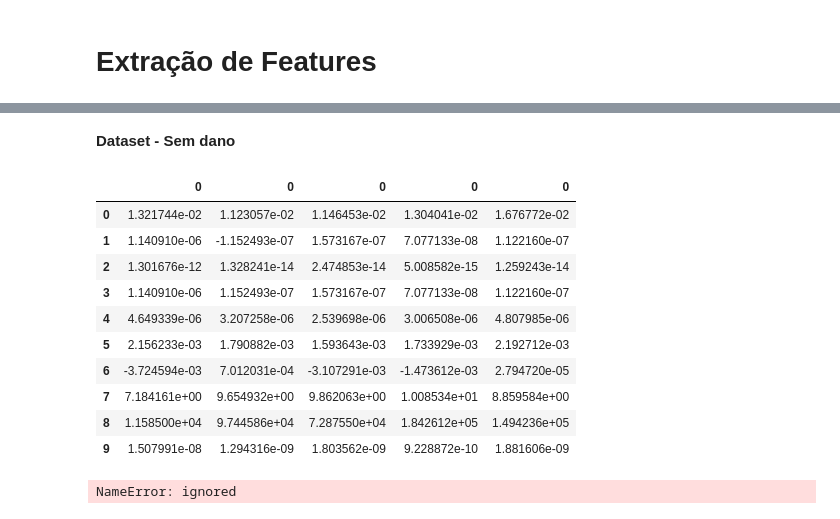
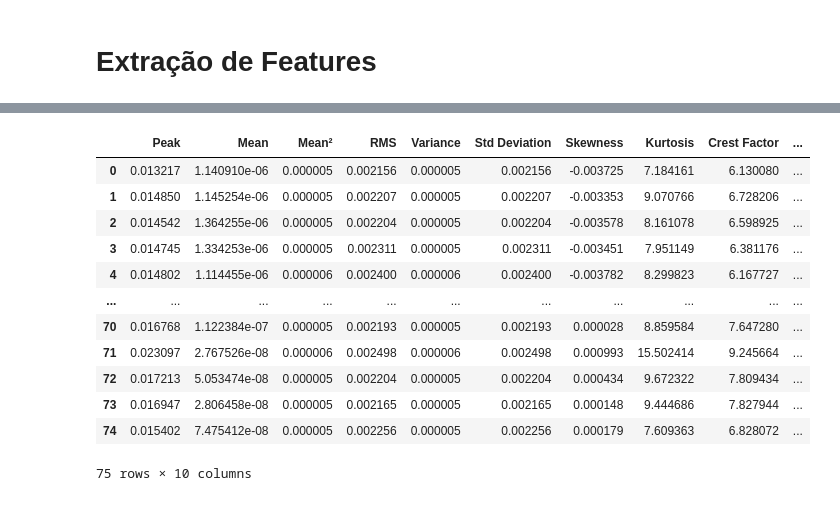
Before and after one commit to OtavioCarvalho1/Time_Series, a Jupyter notebook: SHM_ML_Versão_1.ipynb, the cells around one changed output, grey strips where cells are left out. Cells and saved outputs as stored; diff of their text form; code cells hidden in the pictures.

```diff
--- a/SHM_ML_Versão_1.ipynb
+++ b/SHM_ML_Versão_1.ipynb
@@ -85,10 +94,14 @@ def get_features_noise_80(arquivo):
 # %%
-def input_noise_80(arquivo):
+# função que coloca ruído no sinal de 120 dB e extrai as features dele
+
+def get_features_noise_120(arquivo):
+
     names = ['Tempo [s]', 'Amplitude PZT Atuador', 'Amplitude PZT Sensor']
     df = pd.read_csv(arquivo, names=names)
+
     x_watts = df['Amplitude PZT Sensor']**2
     x_dB = 10 * np.log10(x_watts)
-    target_SNR_dB = 80
+    target_SNR_dB = 120
     sig_avg_watts = np.mean(x_watts)
     sig_avg_db = 10 * np.log10(sig_avg_watts)
     noise_avg_db = sig_avg_db - target_SNR_dB
@@ -96,4 +109,19 @@ def input_noise_80(arquivo):
     mean_noise = 0
     noise_volts = np.random.normal(mean_noise, np.sqrt(noise_avg_watts), len(x_watts))
     y_volts = df['Amplitude PZT Sensor'] + noise_volts
-    return pd.DataFrame(y_volts)
+    noise_data = y_volts
+
+    peak = np.max(noise_data) #1 - peak
+    mean = noise_data.mean() #2 - mean
+    ms = np.mean(np.square(noise_data)) #3 - mean square
+    rms = np.sqrt(ms) #4 - root mean square
+    var = noise_data.var() #5 - variance
+    std = stdev(noise_data) #6 - standard deviation
+    skw = skew(noise_data) #7 - skewness
+    kurt = kurtosis(noise_data) #8 - kurtosis
+    crest_f = peak/rms #9 - crest factor
+    K_f = peak*rms #10 - K-Factor
+
+    md = pd.DataFrame([[peak, mean, ms, rms, var, std, skw, kurt, crest_f, K_f]], columns=['Peak', 'Mean', 'Mean²', 'RMS', 'Variance', 'Std Deviation', 'Skewness', 'Kurtosis', 'Crest Factor', 'K-Factor']) # esta função retorna um dataframe do pandas com 10 linhas contendo todas as features extraídas
+
+    return md
@@ -170,27 +324,0 @@ input_noise_80("/content/Time_Series/Dataset-LambWave-Wagner/PL0402_Ref/PL0402_R
-# %% [markdown]
-**Dataset - Sem dano**
-# %%
-frames = [sem_dano_100, sem_dano_150, sem_dano_200, sem_dano_250, sem_dano_300]
-
-features = pd.concat(frames, axis=1)
-
-features
-# %% [output]
-|  | 0 | 0 | 0 | 0 | 0 |
-| 0 | 1.321744e-02 | 1.123057e-02 | 1.146453e-02 | 1.304041e-02 | 1.676772e-02 |
-| 1 | 1.140910e-06 | -1.152493e-07 | 1.573167e-07 | 7.077133e-08 | 1.122160e-07 |
-| 2 | 1.301676e-12 | 1.328241e-14 | 2.474853e-14 | 5.008582e-15 | 1.259243e-14 |
-| 3 | 1.140910e-06 | 1.152493e-07 | 1.573167e-07 | 7.077133e-08 | 1.122160e-07 |
-| 4 | 4.649339e-06 | 3.207258e-06 | 2.539698e-06 | 3.006508e-06 | 4.807985e-06 |
-| 5 | 2.156233e-03 | 1.790882e-03 | 1.593643e-03 | 1.733929e-03 | 2.192712e-03 |
-| 6 | -3.724594e-03 | 7.012031e-04 | -3.107291e-03 | -1.473612e-03 | 2.794720e-05 |
-| 7 | 7.184161e+00 | 9.654932e+00 | 9.862063e+00 | 1.008534e+01 | 8.859584e+00 |
-| 8 | 1.158500e+04 | 9.744586e+04 | 7.287550e+04 | 1.842612e+05 | 1.494236e+05 |
-| 9 | 1.507991e-08 | 1.294316e-09 | 1.803562e-09 | 9.228872e-10 | 1.881606e-09 |
-# %%
-#1 peak amplitude
-peak = np.max(df_train['Amplitude PZT Sensor'])
-
-peak
-# %% [output]
-NameError: ignored
@@ -229,0 +325,24 @@ peak*rms
+# %%
+df = [pd.concat(df_100, ignore_index=True),
+      pd.concat(df_150, ignore_index=True),
+      pd.concat(df_200, ignore_index=True),
+      pd.concat(df_250, ignore_index=True),
+      pd.concat(df_300, ignore_index=True)]
+
+dataset = pd.concat(df, ignore_index=True)
+
+dataset
+# %% [output]
+|  | Peak | Mean | Mean² | RMS | Variance | Std Deviation | Skewness | Kurtosis | Crest Factor | ... |
+| 0 | 0.013217 | 1.140910e-06 | 0.000005 | 0.002156 | 0.000005 | 0.002156 | -0.003725 | 7.184161 | 6.130080 | ... |
+| 1 | 0.014850 | 1.145254e-06 | 0.000005 | 0.002207 | 0.000005 | 0.002207 | -0.003353 | 9.070766 | 6.728206 | ... |
+| 2 | 0.014542 | 1.364255e-06 | 0.000005 | 0.002204 | 0.000005 | 0.002204 | -0.003578 | 8.161078 | 6.598925 | ... |
+| 3 | 0.014745 | 1.334253e-06 | 0.000005 | 0.002311 | 0.000005 | 0.002311 | -0.003451 | 7.951149 | 6.381176 | ... |
+| 4 | 0.014802 | 1.114455e-06 | 0.000006 | 0.002400 | 0.000006 | 0.002400 | -0.003782 | 8.299823 | 6.167727 | ... |
+| ... | ... | ... | ... | ... | ... | ... | ... | ... | ... | ... |
+| 70 | 0.016768 | 1.122384e-07 | 0.000005 | 0.002193 | 0.000005 | 0.002193 | 0.000028 | 8.859584 | 7.647280 | ... |
+| 71 | 0.023097 | 2.767526e-08 | 0.000006 | 0.002498 | 0.000006 | 0.002498 | 0.000993 | 15.502414 | 9.245664 | ... |
+| 72 | 0.017213 | 5.053474e-08 | 0.000005 | 0.002204 | 0.000005 | 0.002204 | 0.000434 | 9.672322 | 7.809434 | ... |
+| 73 | 0.016947 | 2.806458e-08 | 0.000005 | 0.002165 | 0.000005 | 0.002165 | 0.000148 | 9.444686 | 7.827944 | ... |
+| 74 | 0.015402 | 7.475412e-08 | 0.000005 | 0.002256 | 0.000005 | 0.002256 | 0.000179 | 7.609363 | 6.828072 | ... |
+75 rows × 10 columns
```
Also changed, not shown: parts of 25 cells of this notebook.
